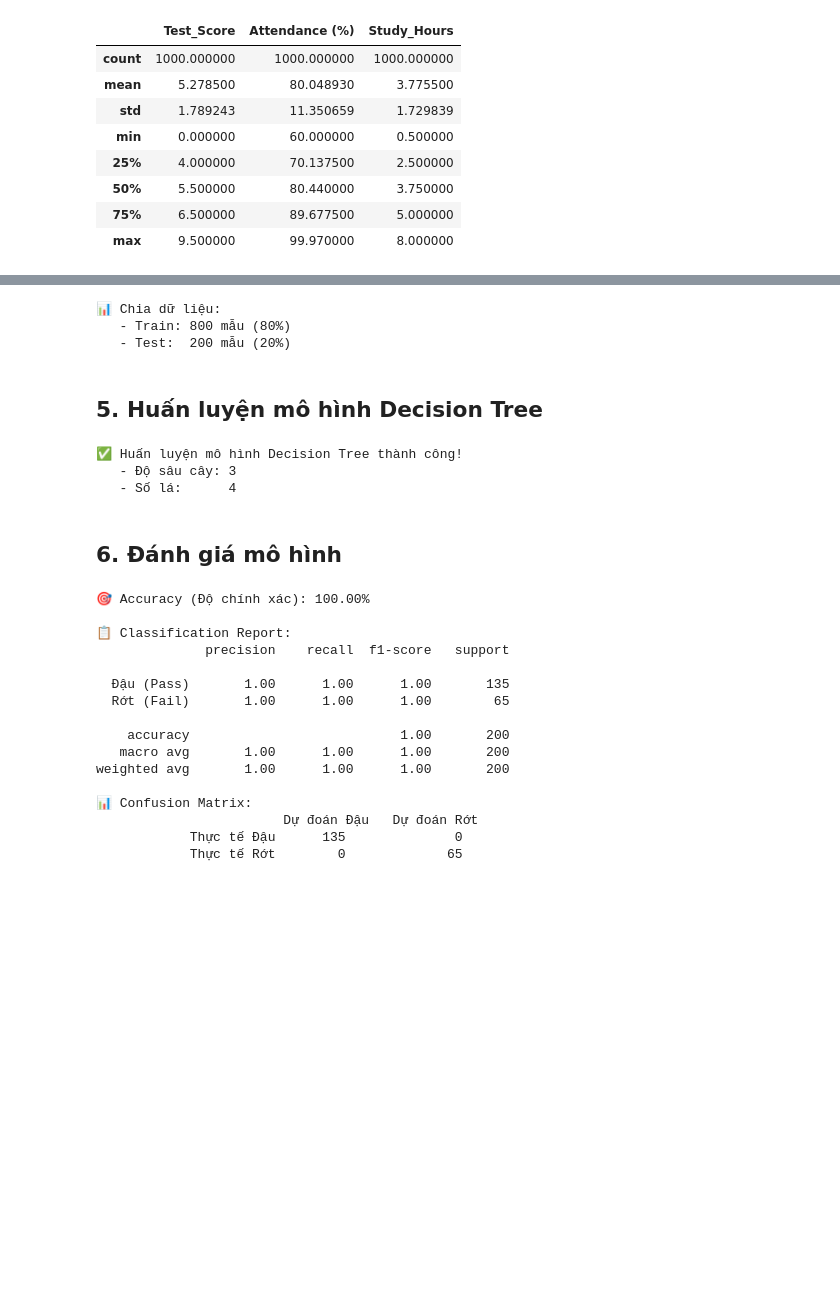
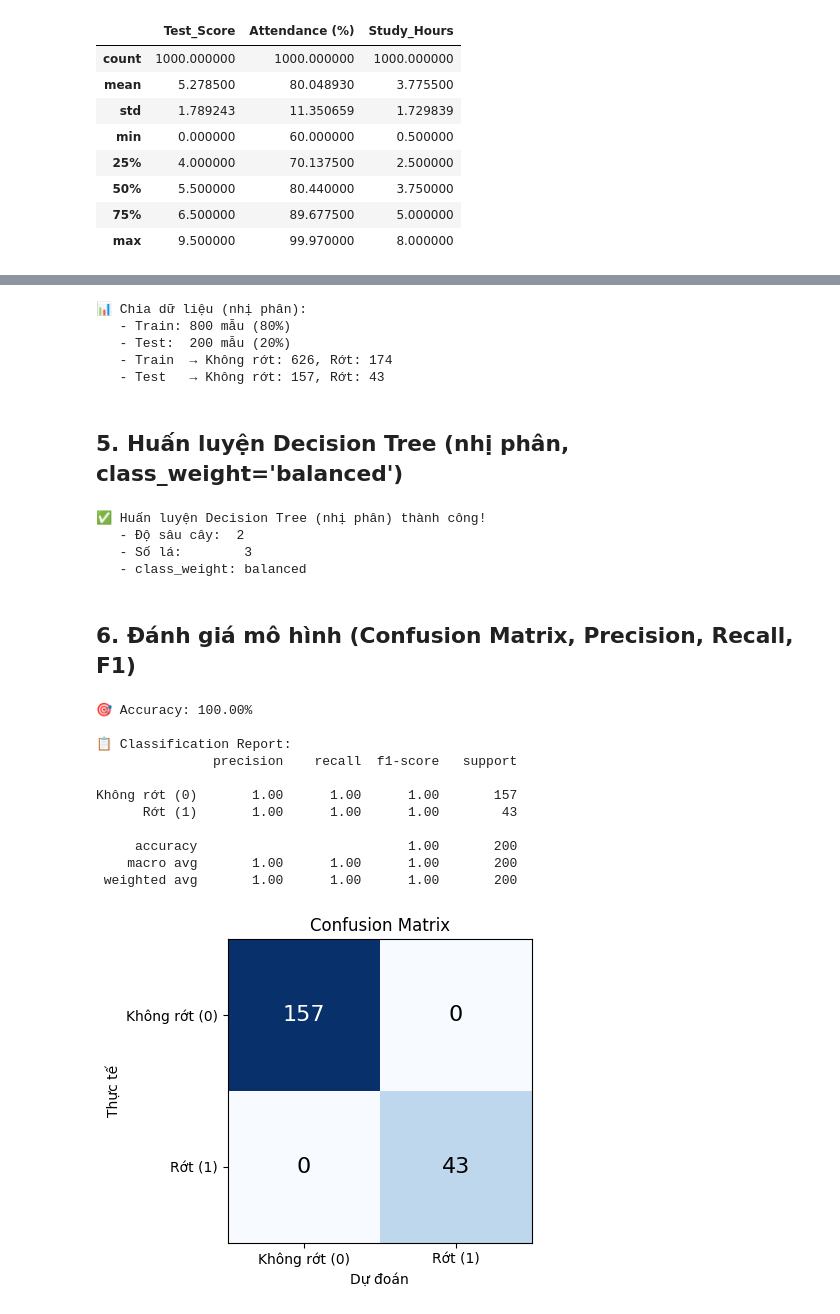
Before and after one commit to demo01-thtra/HHTRQD, a Jupyter notebook: AI/train_model.ipynb, the cells around one changed output, grey strips where cells are left out. Cells and saved outputs as stored; diff of their text form; code cells hidden in the pictures; blank space fills up the shorter version.

```diff
--- a/AI/train_model.ipynb
+++ b/AI/train_model.ipynb
@@ -109,69 +118,82 @@ plt.show()
 # %%
 features = ["Test_Score", "Attendance (%)", "Study_Hours"]
 X = df[features]
-y = df["Fail"]
+y = df["fail_label"]
 
 X_train, X_test, y_train, y_test = train_test_split(
     X, y, test_size=0.2, random_state=42, stratify=y
 )
 
-print(f"📊 Chia dữ liệu:")
+print(f"📊 Chia dữ liệu (nhị phân):")
 print(f"   - Train: {len(X_train)} mẫu (80%)")
 print(f"   - Test:  {len(X_test)} mẫu (20%)")
+print(f"   - Train  → Không rớt: {(y_train==0).sum()}, Rớt: {(y_train==1).sum()}")
+print(f"   - Test   → Không rớt: {(y_test==0).sum()}, Rớt: {(y_test==1).sum()}")
 # %% [output]
-📊 Chia dữ liệu:
+📊 Chia dữ liệu (nhị phân):
    - Train: 800 mẫu (80%)
    - Test:  200 mẫu (20%)
+   - Train  → Không rớt: 626, Rớt: 174
+   - Test   → Không rớt: 157, Rớt: 43
 # %% [markdown]
-## 5. Huấn luyện mô hình Decision Tree
+## 5. Huấn luyện Decision Tree (nhị phân, class_weight='balanced')
 # %%
 model = DecisionTreeClassifier(
-    max_depth=5,           # Giới hạn độ sâu để tránh overfitting
-    min_samples_split=10,  # Tối thiểu 10 mẫu để chia nhánh
-    min_samples_leaf=5,    # Tối thiểu 5 mẫu ở lá
+    max_depth=5,
+    min_samples_leaf=5,
+    class_weight="balanced",   # Cân bằng khi dữ liệu mất cân bằng
     random_state=42,
-    criterion="gini",      # Sử dụng chỉ số Gini
+    criterion="gini",
 )
 
 model.fit(X_train, y_train)
 
-print(f"✅ Huấn luyện mô hình Decision Tree thành công!")
-print(f"   - Độ sâu cây: {model.get_depth()}")
-print(f"   - Số lá:      {model.get_n_leaves()}")
+print(f"✅ Huấn luyện Decision Tree (nhị phân) thành công!")
+print(f"   - Độ sâu cây:  {model.get_depth()}")
+print(f"   - Số lá:        {model.get_n_leaves()}")
+print(f"   - class_weight: balanced")
 # %% [output]
-✅ Huấn luyện mô hình Decision Tree thành công!
-   - Độ sâu cây: 3
-   - Số lá:      4
+✅ Huấn luyện Decision Tree (nhị phân) thành công!
+   - Độ sâu cây:  2
+   - Số lá:        3
+   - class_weight: balanced
 # %% [markdown]
-## 6. Đánh giá mô hình
+## 6. Đánh giá mô hình (Confusion Matrix, Precision, Recall, F1)
 # %%
 y_pred = model.predict(X_test)
 accuracy = accuracy_score(y_test, y_pred)
 
-print(f"🎯 Accuracy (Độ chính xác): {accuracy*100:.2f}%")
+class_names = ["Không rớt (0)", "Rớt (1)"]
+
+print(f"🎯 Accuracy: {accuracy*100:.2f}%")
 print(f"\n📋 Classification Report:")
-print(classification_report(y_test, y_pred, target_names=["Đậu (Pass)", "Rớt (Fail)"]))
+print(classification_report(y_test, y_pred, target_names=class_names))
 
-print(f"📊 Confusion Matrix:")
+# Confusion Matrix trực quan
 cm = confusion_matrix(y_test, y_pred)
-print(f"   {'':>20} Dự đoán Đậu   Dự đoán Rớt")
-print(f"   {'Thực tế Đậu':>20}    {cm[0][0]:>5}          {cm[0][1]:>5}")
-print(f"   {'Thực tế Rớt':>20}    {cm[1][0]:>5}          {cm[1][1]:>5}")
+fig, ax = plt.subplots(figsize=(5, 4))
+im = ax.imshow(cm, cmap='Blues')
+ax.set_xticks([0, 1]); ax.set_yticks([0, 1])
+ax.set_xticklabels(class_names); ax.set_yticklabels(class_names)
+ax.set_xlabel('Dự đoán'); ax.set_ylabel('Thực tế')
+ax.set_title('Confusion Matrix')
+for i in range(2):
+    for j in range(2):
+        ax.text(j, i, str(cm[i][j]), ha='center', va='center',
+                color='white' if cm[i][j] > cm.max()/2 else 'black', fontsize=16)
+plt.tight_layout()
+plt.show()
 # %% [output]
-🎯 Accuracy (Độ chính xác): 100.00%
+🎯 Accuracy: 100.00%
 
 📋 Classification Report:
-              precision    recall  f1-score   support
+               precision    recall  f1-score   support
 
-  Đậu (Pass)       1.00      1.00      1.00       135
-  Rớt (Fail)       1.00      1.00      1.00        65
+Không rớt (0)       1.00      1.00      1.00       157
+      Rớt (1)       1.00      1.00      1.00        43
 
-    accuracy                           1.00       200
-   macro avg       1.00      1.00      1.00       200
-weighted avg       1.00      1.00      1.00       200
-
-📊 Confusion Matrix:
-                        Dự đoán Đậu   Dự đoán Rớt
-            Thực tế Đậu      135              0
-            Thực tế Rớt        0             65
+     accuracy                           1.00       200
+    macro avg       1.00      1.00      1.00       200
+ weighted avg       1.00      1.00      1.00       200
+[figure, added]
 # %% [markdown]
```
Also changed, not shown: parts of 18 cells of this notebook, 22 other files.
